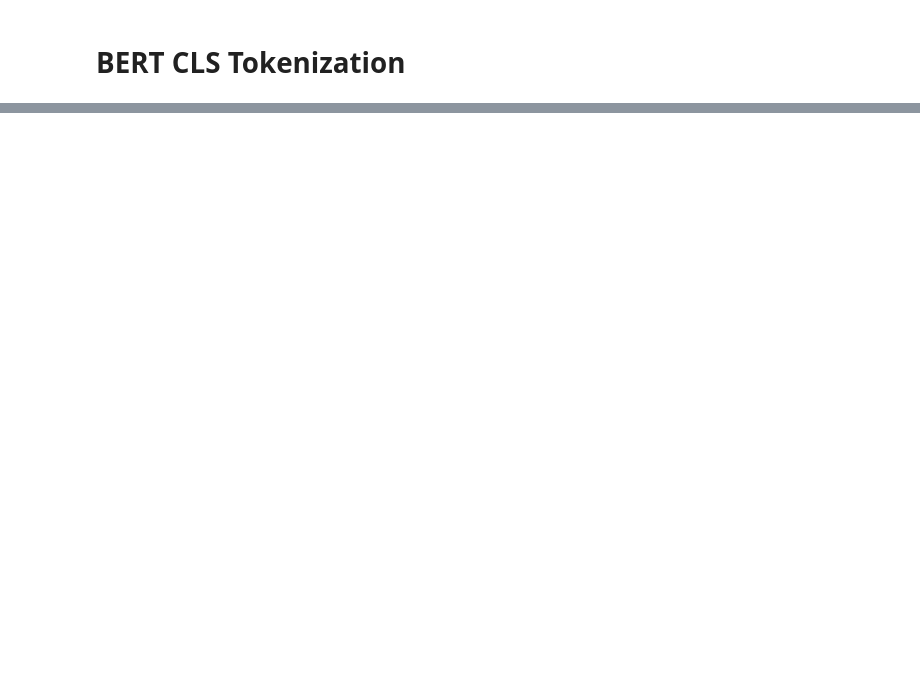
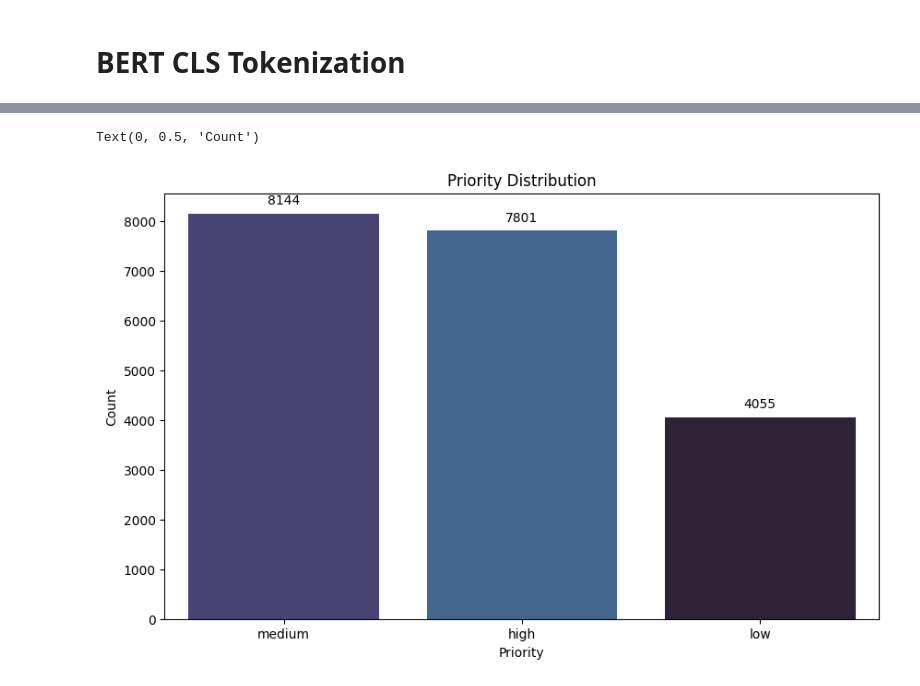
Before and after one commit to apostroef/BERT-TicketIT-Classification, a Jupyter notebook: data-preprocessing.ipynb, the cells around one changed output, grey strips where cells are left out. Drawn from its saved outputs; the diff is of its cells as text; code cells hidden in the pictures; blank space fills up the shorter version.

Commit message:
add:data split

```diff
--- a/data-preprocessing.ipynb
+++ b/data-preprocessing.ipynb
@@ -106,0 +71,58 @@ Decoded tokens for the first sample:
+# %%
+priority = pd.DataFrame(tiket_df["priority"])
+priority_order = df["priority"].value_counts().index
+
+plt.figure(figsize=(10, 6))
+a = sns.countplot(
+    data=df,
+    x="priority",
+    hue="priority",
+    order=priority_order,
+    palette=sns.color_palette("mako"),
+)
+for container in a.containers:
+    a.bar_label(container, fmt="%d", label_type="edge", padding=5)
+plt.title("Priority Distribution")
+plt.xlabel("Priority")
+plt.ylabel("Count")
+
+tiket_df["priority_label"] = tiket_df["priority"].map(priority)
+model_name = "bert-base-uncased"
+tokenizer = BertTokenizer.from_pretrained(model_name)
+model = BertForSequenceClassification.from_pretrained(
+    model_name, num_labels=len(priority_mapping)
+)
+model.eval()
+
+sentence = tiket_df["cleaned_text"][0]
+
+inputs = tokenizer.encode_plus(sentence, return_tensors="pt", add_special_tokens=True)
+input_ids = inputs["input_ids"]
+attention_mask = inputs["attention_mask"]
+
+
+def predict(ids, masks):
+    with torch.no_grad():
+        outputs = model(ids, attention_mask=masks)
+        logits = outputs.logits
+        # Kembalikan logit
+        return logits.numpy()
+
+
+# Tokenisasi ulang untuk SHAP Explainer
+# SHAP DeepExplainer membutuhkan token ids numerik sebagai input
+explainer = shap.Explainer(
+    predict,
+    input_ids=input_ids,
+    feature_names=tokenizer.convert_ids_to_tokens(input_ids[0]),
+    masker=tokenizer.mask_token_id,
+)
+# Generate SHAP values
+shap_values = explainer(input_ids, attention_mask=attention_mask)
+
+# Visualisasi SHAP
+# Plot ini menunjukkan kontribusi setiap kata terhadap prediksi
+shap.plots.text(shap_values)
+# %% [output]
+Text(0, 0.5, 'Count')
+[figure, added]
```
Also changed, not shown: parts of 7 cells of this notebook, 1 other file.
